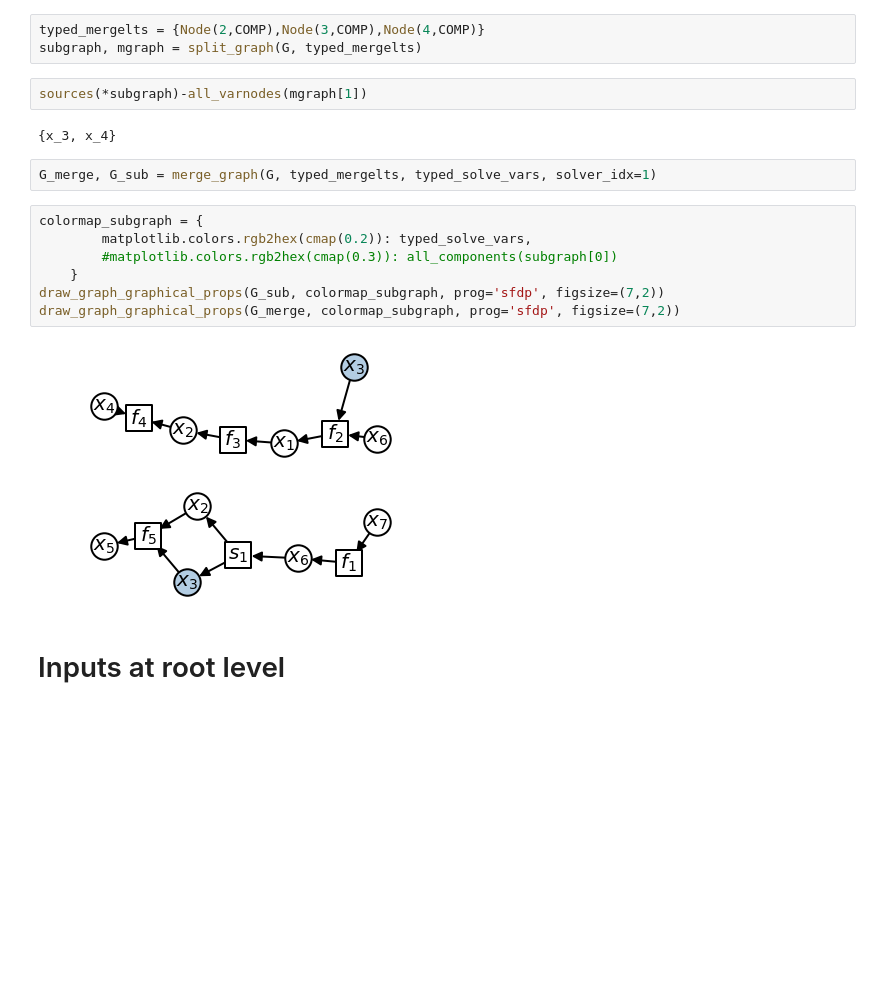
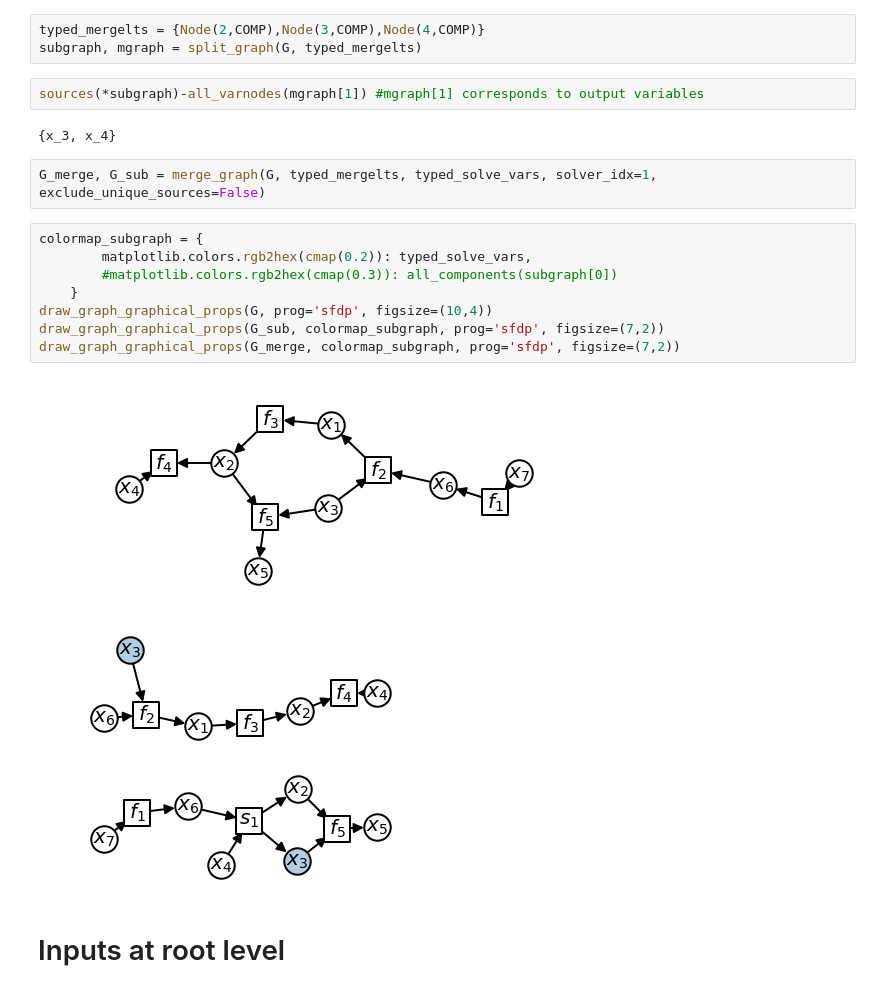
Before and after one commit to norheim/minimdo, a Jupyter notebook: minimdo/datastructures/nestedgraph.ipynb, the cells around one changed output. Saved outputs shown, nothing was run; the diff lists cells and outputs as text; blank space fills up the shorter version.

```diff
--- a/minimdo/datastructures/nestedgraph.ipynb
+++ b/minimdo/datastructures/nestedgraph.ipynb
@@ -50,21 +52,23 @@ merged_graph(subgraph, mgraph, 1, typed_solve_vars)
 typed_mergelts = {Node(2,COMP),Node(3,COMP),Node(4,COMP)}
 subgraph, mgraph = split_graph(G, typed_mergelts)
 # %%
-sources(*subgraph)-all_varnodes(mgraph[1])
+sources(*subgraph)-all_varnodes(mgraph[1]) #mgraph[1] corresponds to output variables
 # %% [output]
 {x_3, x_4}
 # %%
-G_merge, G_sub = merge_graph(G, typed_mergelts, typed_solve_vars, solver_idx=1)
+G_merge, G_sub = merge_graph(G, typed_mergelts, typed_solve_vars, solver_idx=1, exclude_unique_sources=False)
 # %%
 colormap_subgraph = {
         matplotlib.colors.rgb2hex(cmap(0.2)): typed_solve_vars,
         #matplotlib.colors.rgb2hex(cmap(0.3)): all_components(subgraph[0])
     }
+draw_graph_graphical_props(G, prog='sfdp', figsize=(10,4))
 draw_graph_graphical_props(G_sub, colormap_subgraph, prog='sfdp', figsize=(7,2))
 draw_graph_graphical_props(G_merge, colormap_subgraph, prog='sfdp', figsize=(7,2))
 # %% [output]
-[figure, old version]
+[figure, new version]
-[figure, old version]
+[figure, new version]
+[figure, added]
 # %% [markdown]
 # Inputs at root level
 # %%
```
Also changed, not shown: parts of 3 cells of this notebook, 3 other files.
